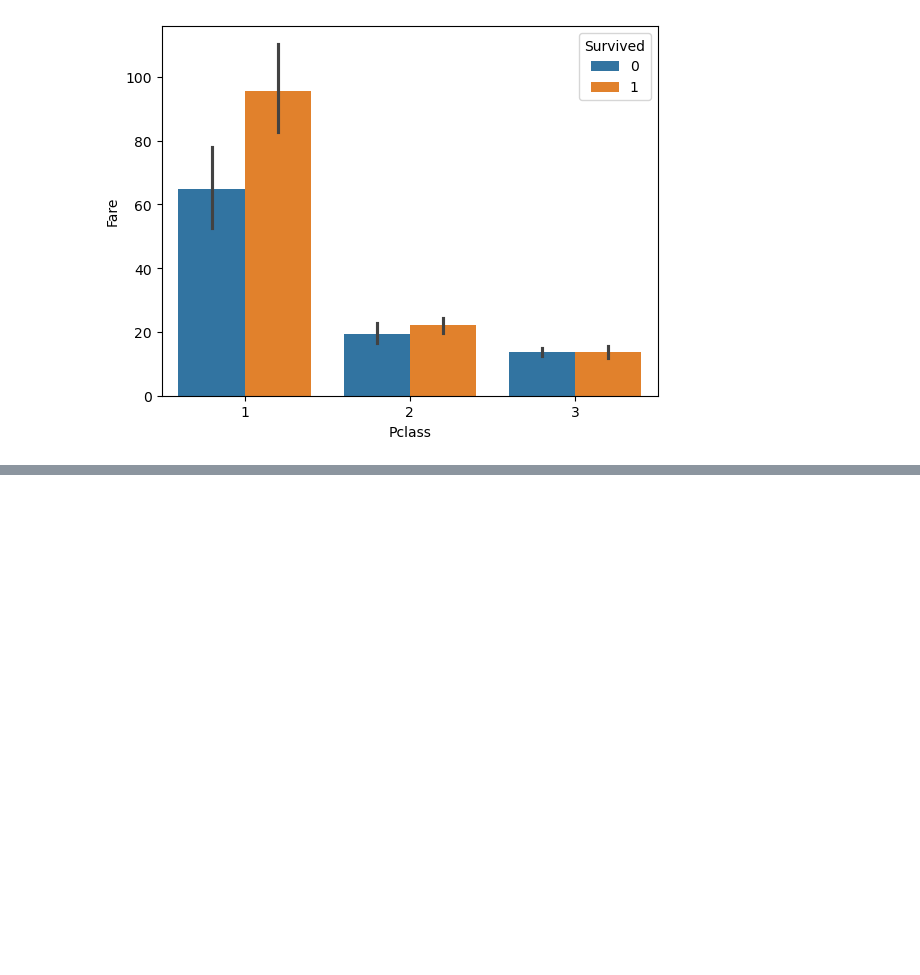
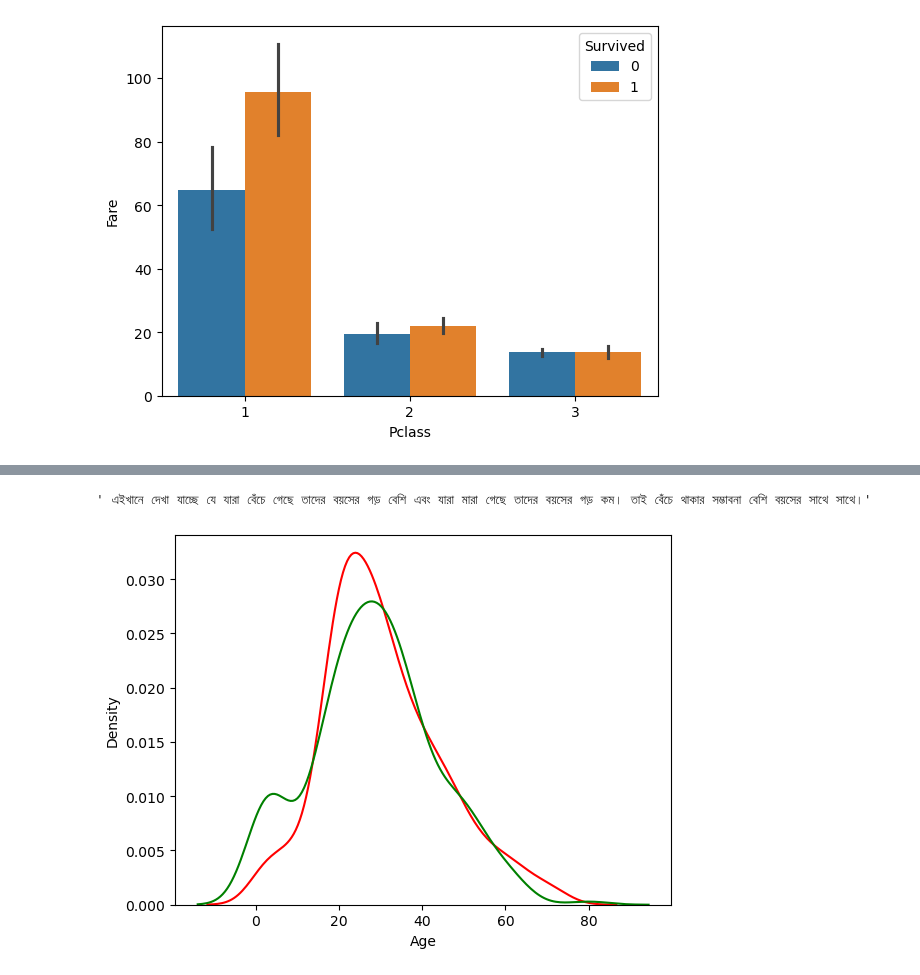
Before and after one commit to tanvir-sec15/Machine_Learning, a Jupyter notebook: Multivariate Analysis.ipynb, the cells around one changed output, grey strips where cells are left out. Cells and saved outputs as stored; diff of their text form; code cells hidden in the pictures; blank space fills up the shorter version.

```diff
--- a/Multivariate Analysis.ipynb
+++ b/Multivariate Analysis.ipynb
@@ -51,0 +71,8 @@ sns.barplot(x='Pclass',y='Fare',data=titanic,hue='Survived')
+# %%
+sns.kdeplot(titanic[titanic['Survived']==0]['Age'],color='red')
+sns.kdeplot(titanic[titanic['Survived']==1]['Age'],color='green')
+
+''' এইখানে দেখা যাচ্ছে যে যারা বেঁচে গেছে তাদের বয়সের গড় বেশি এবং যারা মারা গেছে তাদের বয়সের গড় কম। তাই বেঁচে থাকার সম্ভাবনা বেশি বয়সের সাথে সাথে।'''
+# %% [output]
+' এইখানে দেখা যাচ্ছে যে যারা বেঁচে গেছে তাদের বয়সের গড় বেশি এবং যারা মারা গেছে তাদের বয়সের গড় কম। তাই বেঁচে থাকার সম্ভাবনা বেশি বয়সের সাথে সাথে।'
+[figure, added]
```
Also changed, not shown: parts of 12 cells of this notebook, 6 other files.
